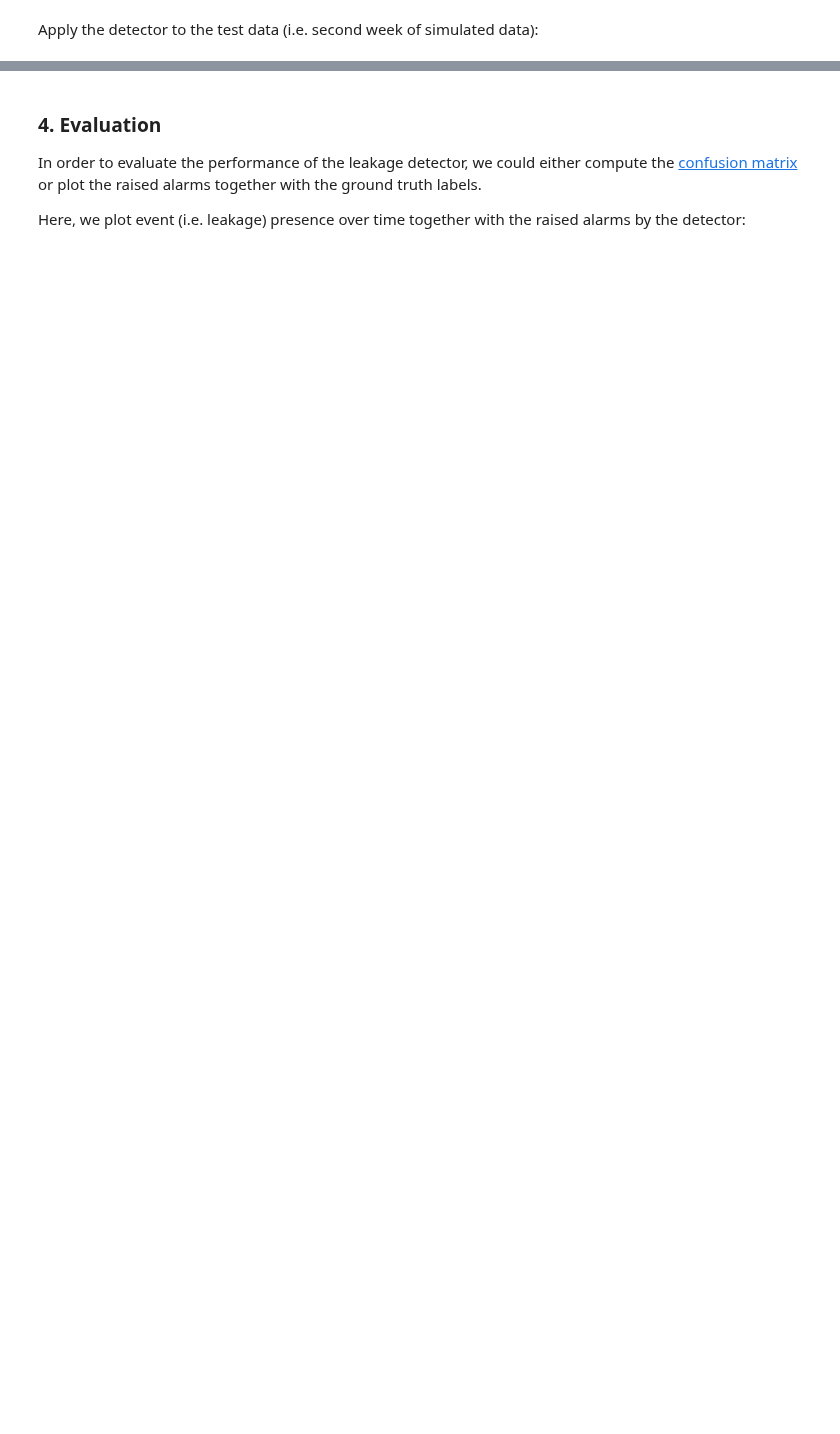
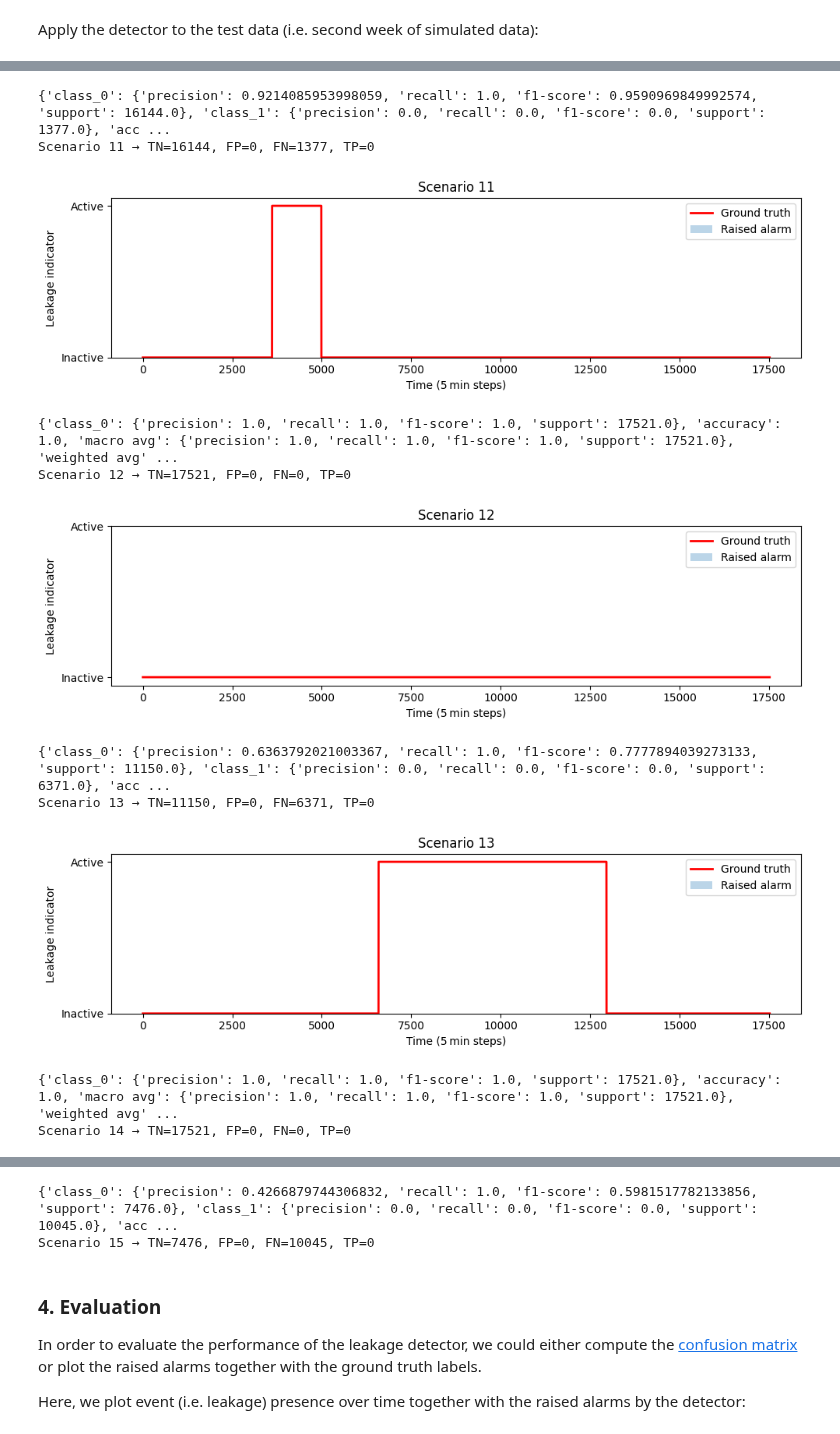
Before and after one commit to ChonsShadow/leak_localisation, a Jupyter notebook: epytflow_leakagedetection.ipynb, the cells around one changed output, grey strips where cells are left out. Cells and saved outputs as stored; diff of their text form; code cells hidden in the pictures; blank space fills up the shorter version.

```diff
--- a/epytflow_leakagedetection.ipynb
+++ b/epytflow_leakagedetection.ipynb
@@ -312,7 +647,12 @@ detector.fit(X_train)
 # %% [markdown]
 Apply the detector to the test data (i.e. second week of simulated data):
 # %%
+scen_test_keys = ["11", "12", "13", "14", "15", "16", "17", "18", "19", "20"]
 #suspicious_time_points = detector.apply(X_test)
-suspicious_time_points = {key: mixed_model_classification_predict(mixed_clf, X_test[key], y_test[key]) for key in scen_test_keys}
+for key in scen_test_keys:
+    suspicious_time_points = mixed_model_classification_predict(mixed_clf, X_test[key], y_test[key])
 #suspicious_time_points_train = {key: mixed_model_classification_predict(mixed_clf, X_tmp[i], y_tmp[i]) for i, key in enumerate(scen_train_keys)}
 #suspicious_time_points = {i: mixed_model_classification_predict(mixed_clf, X_tmp[i], y_tmp[i]) for i in range(len(X_tmp))}
+    cm = confusion_matrix(y_test[key], suspicious_time_points, labels=[0,1])
+    tn, fp, fn, tp = cm.ravel()
+    print("TN, FP, FN, TP:", tn, fp, fn, tp)
@@ -318,0 +680,31 @@ suspicious_time_points = {key: mixed_model_classification_predict(mixed_clf, X_t
+# %%
+scen_test_keys = ["11", "12", "13", "14", "15", "16", "17", "18", "19", "20"]
+
+for key in scen_test_keys:
+    y_pred = mixed_model_classification_predict(mixed_clf, X_test[key], y_test[key])
+
+    tn, fp, fn, tp = confusion_matrix(y_test[key], y_pred, labels=[0,1]).ravel()
+    print(f"Scenario {key} → TN={tn}, FP={fp}, FN={fn}, TP={tp}")
+
+    plt.figure(figsize=(10, 3))
+    plt.plot(y_test[key], color="red",   label="Ground truth", linewidth=2)
+    plt.bar(range(len(y_pred)), y_pred, alpha=0.3, label="Raised alarm")
+    plt.legend(loc="upper right")
+    plt.ylabel("Leakage indicator")
+    plt.yticks([0,1], ["Inactive","Active"])
+    plt.xlabel("Time (5 min steps)")
+    plt.title(f"Scenario {key}")
+    plt.tight_layout()
+    plt.show()
+# %% [output]
+{'class_0': {'precision': 0.9214085953998059, 'recall': 1.0, 'f1-score': 0.9590969849992574, 'support': 16144.0}, 'class_1': {'precision': 0.0, 'recall': 0.0, 'f1-score': 0.0, 'support': 1377.0}, 'acc ...
+Scenario 11 → TN=16144, FP=0, FN=1377, TP=0
+[figure, added]
+{'class_0': {'precision': 1.0, 'recall': 1.0, 'f1-score': 1.0, 'support': 17521.0}, 'accuracy': 1.0, 'macro avg': {'precision': 1.0, 'recall': 1.0, 'f1-score': 1.0, 'support': 17521.0}, 'weighted avg' ...
+Scenario 12 → TN=17521, FP=0, FN=0, TP=0
+[figure, added]
+{'class_0': {'precision': 0.6363792021003367, 'recall': 1.0, 'f1-score': 0.7777894039273133, 'support': 11150.0}, 'class_1': {'precision': 0.0, 'recall': 0.0, 'f1-score': 0.0, 'support': 6371.0}, 'acc ...
+Scenario 13 → TN=11150, FP=0, FN=6371, TP=0
+[figure, added]
+{'class_0': {'precision': 1.0, 'recall': 1.0, 'f1-score': 1.0, 'support': 17521.0}, 'accuracy': 1.0, 'macro avg': {'precision': 1.0, 'recall': 1.0, 'f1-score': 1.0, 'support': 17521.0}, 'weighted avg' ...
+Scenario 14 → TN=17521, FP=0, FN=0, TP=0
@@ -319,3 +712,5 @@ suspicious_time_points = {key: mixed_model_classification_predict(mixed_clf, X_t
+{'class_0': {'precision': 0.4266879744306832, 'recall': 1.0, 'f1-score': 0.5981517782133856, 'support': 7476.0}, 'class_1': {'precision': 0.0, 'recall': 0.0, 'f1-score': 0.0, 'support': 10045.0}, 'acc ...
+Scenario 15 → TN=7476, FP=0, FN=10045, TP=0
 # %% [markdown]
 ### 4. Evaluation
 
```
Also changed, not shown: parts of 30 cells of this notebook.
